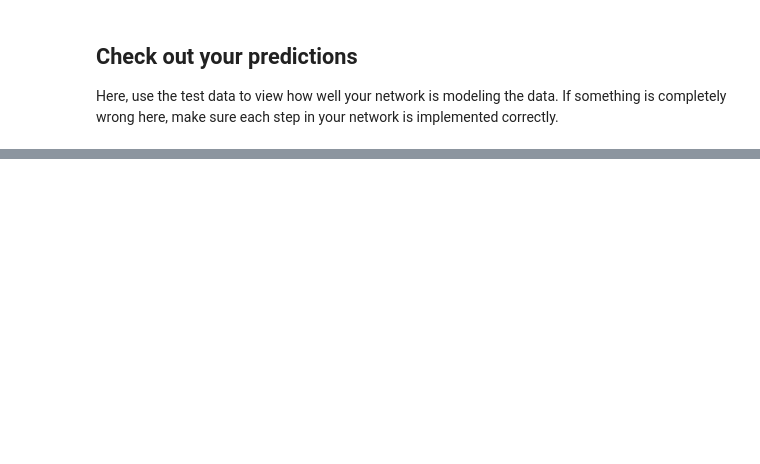
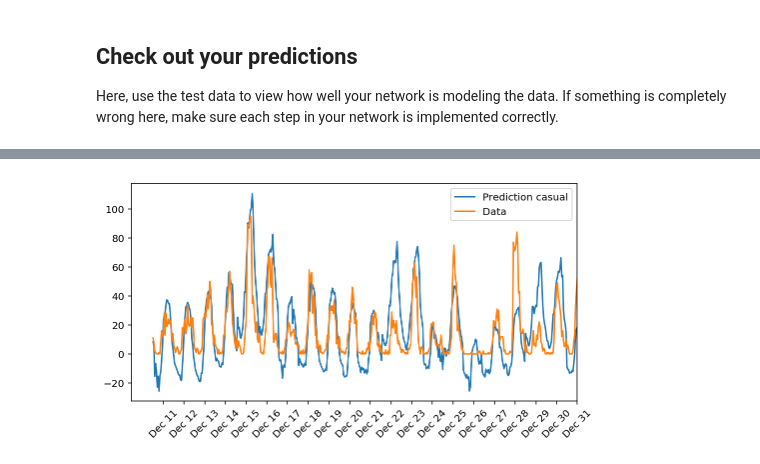
Before and after one commit to cazacov/deep-learning, a Jupyter notebook: first-neural-network/Your_first_neural_network.ipynb, the cells around one changed output, grey strips where cells are left out. Cells and saved outputs as stored; diff of their text form; code cells hidden in the pictures; blank space fills up the shorter version.

```diff
--- a/first-neural-network/Your_first_neural_network.ipynb
+++ b/first-neural-network/Your_first_neural_network.ipynb
@@ -376,0 +385,17 @@ Surprisingly even a very small number of hidden layer nodes generates good predi
+# %%
+# Plot predicion of the CASUAL field
+fig2, ax2 = plt.subplots(figsize=(8,4))
+
+mean, std = scaled_features['casual']
+predictions = network.run(test_features).T*std + mean
+ax2.plot(predictions[1], label='Prediction casual')
+ax2.plot((test_targets['casual']*std + mean).values, label='Data')
+ax2.set_xlim(right=len(predictions))
+ax2.legend()
+
+dates = pd.to_datetime(rides.ix[test_data.index]['dteday'])
+dates = dates.apply(lambda d: d.strftime('%b %d'))
+ax2.set_xticks(np.arange(len(dates))[12::24])
+_ = ax2.set_xticklabels(dates[12::24], rotation=45)
+# %% [output]
+[figure, added]
```
Also changed, not shown: parts of 7 cells of this notebook.
